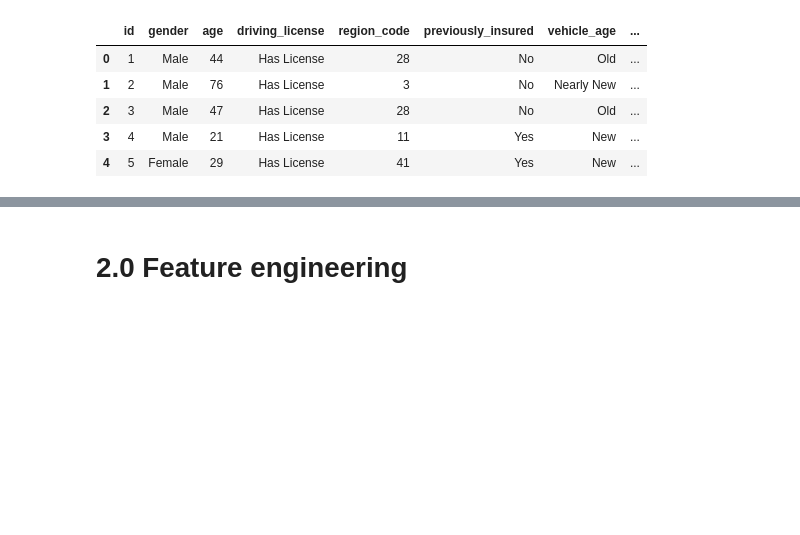
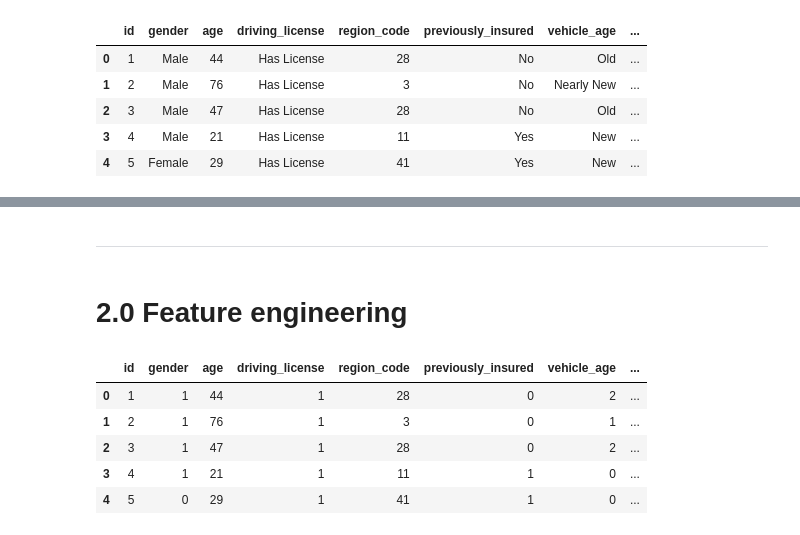
Before and after one commit to iury-repo/health_insurance_cs, a Jupyter notebook: notebooks/0.01-ims-data-wrangling.ipynb, the cells around one changed output, grey strips where cells are left out. Drawn from its saved outputs; the diff is of its cells as text; code cells hidden in the pictures; blank space fills up the shorter version.

Commit message:
Create intermadiary dataframe for EDA and start feature engineering

```diff
--- a/notebooks/0.01-ims-data-wrangling.ipynb
+++ b/notebooks/0.01-ims-data-wrangling.ipynb
@@ -93,6 +93,12 @@ raw_df['previously_insured'] = raw_df['previously_insured'].map({1: 'Yes',
 
 raw_df['response'] = raw_df['response'].map({1: 'Yes',
                                              0: 'No'})
+# %%
+# Changing Dtypes for categorical columns tha presents as object
+raw_df['vehicle_age'] = raw_df['vehicle_age'].astype('category')
+raw_df['driving_license'] = raw_df['driving_license'].astype('category')
+raw_df['previously_insured'] = raw_df['previously_insured'].astype('category')
+raw_df['response'] = raw_df['response'].astype('category')
 # %% [markdown]
 ## 1.4 Descriptive analysis
 # %%
@@ -123,3 +129,5 @@ df_stats
 | annual_premium | 381109.0 | 30564.389581 | 17213.155057 | 2630.0 | 24405.0 | 31669.0 | 39400.0 | 540165.0 | 34.004569 | 1.766087e+00 |
 | policy_sales_channel | 381109.0 | 112.034295 | 54.203995 | 1.0 | 29.0 | 133.0 | 152.0 | 163.0 | -0.970810 | -9.000081e-01 |
 | vintage | 381109.0 | 154.347397 | 83.671304 | 10.0 | 82.0 | 154.0 | 227.0 | 299.0 | -1.200688 | 3.029517e-03 |
+# %% [markdown]
+---
@@ -126,10 +137,28 @@ df_stats
 # %% [markdown]
 # 2.0 Feature engineering
 # %%
-# Early Label encoding for better EDA and data explanation
-# raw_df['vehicle_age'] = raw_df['vehicle_age'].map({'< 1 Year':0,
-#                                                    '1-2 Year':1,
-#                                                    '> 2 Years':2})
+# Ordinal encoding for better EDA and data explanation
+raw_df['vehicle_age'] = raw_df['vehicle_age'].map({'New':0,
+                                                   'Nearly New':1,
+                                                   'Old':2})
 
-# raw_df['gender'] = raw_df['gender'].map({'Male':1,
-#                                          'Female':0})
+raw_df['gender'] = raw_df['gender'].map({'Male':1,
+                                         'Female':0})
+
+raw_df['driving_license'] = raw_df['driving_license'].map({'Has License':1,
+                                                           'No License':0})
+
+raw_df['previously_insured'] = raw_df['previously_insured'].map({'Yes':1,
+                                                                 'No':0})
+
+raw_df['response'] = raw_df['response'].map({'Yes':1,
+                                             'No':0})
+# %%
+raw_df.head()
+# %% [output]
+|  | id | gender | age | driving_license | region_code | previously_insured | vehicle_age | ... |
+| 0 | 1 | 1 | 44 | 1 | 28 | 0 | 2 | ... |
+| 1 | 2 | 1 | 76 | 1 | 3 | 0 | 1 | ... |
+| 2 | 3 | 1 | 47 | 1 | 28 | 0 | 2 | ... |
+| 3 | 4 | 1 | 21 | 1 | 11 | 1 | 0 | ... |
+| 4 | 5 | 0 | 29 | 1 | 41 | 1 | 0 | ... |
```
Also changed, not shown: parts of 1 cell of this notebook.
